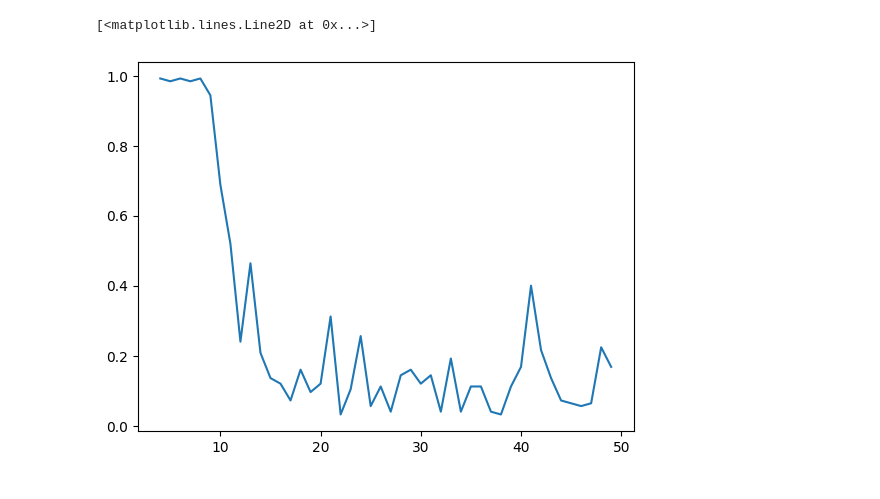
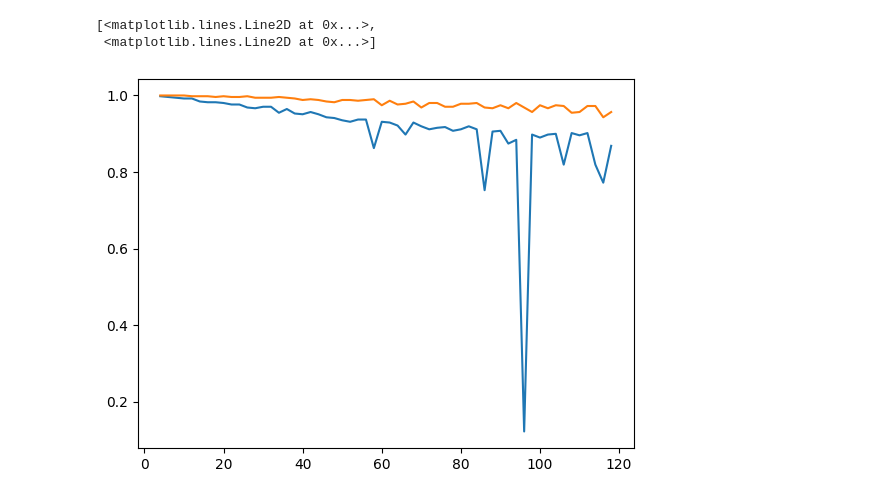
Before and after one commit to christianb93/MLLM, a Jupyter notebook: rnn/MeasuringRNNAccuracy.ipynb, the cells around one changed output. Drawn from its saved outputs; the diff is of its cells as text; code cells hidden in the pictures.

Commit message:
Use uniform initialization of weights and include an LSTM for comparison

```diff
--- a/rnn/MeasuringRNNAccuracy.ipynb
+++ b/rnn/MeasuringRNNAccuracy.ipynb
@@ -1,17 +1,23 @@
 # %%
 import torch
 # %%
+import math
 
 class RNN(torch.nn.Module):
 
-  def __init__(self, d_in, d_hidden):
+  def __init__(self, d_in, d_hidden, init_uniform = True):
     super().__init__()
     self._d_hidden = d_hidden
     self._d_in = d_in
-    self._w_ih = torch.nn.Parameter(torch.randn((d_hidden, d_in)))
+    k = math.sqrt(1 / d_hidden)
+    self._w_ih = torch.nn.Parameter(torch.randn(d_hidden, d_in))
     self._b_ih = torch.nn.Parameter(torch.randn(d_hidden))
-    self._w_hh = torch.nn.Parameter(torch.randn((d_hidden, d_hidden)))
+    self._w_hh = torch.nn.Parameter(torch.randn(d_hidden, d_hidden))
     self._b_hh = torch.nn.Parameter(torch.randn(d_hidden))
+    if init_uniform:
+      with torch.no_grad():
+        self._w_ih.uniform_(-k, k)
+        self._w_hh.uniform_(-k, k)
 
   def forward(self, x, h = None):
     L = x.shape[0]
@@ -27,11 +33,14 @@ class RNN(torch.nn.Module):
 
 class MyModel(torch.nn.Module):
 
-  def __init__(self, d_in, d_hidden):
+  def __init__(self, d_in, d_hidden, init_uniform = True, use_lstm = False):
     self._d_hidden = d_hidden
     self._d_in = d_in
     super().__init__()
-    self._rnn = RNN(d_in = d_in, d_hidden = d_hidden)
+    if use_lstm:
+      self._rnn = torch.nn.LSTM(input_size = d_in, hidden_size = d_hidden)
+    else:
+      self._rnn = RNN(d_in = d_in, d_hidden = d_hidden, init_uniform = True)
     self._linear = torch.nn.Linear(in_features = d_hidden, out_features = d_in)
 
   def forward(self, x, h = None):
@@ -126,24 +136,45 @@ def eval_model(model, V, device):
 # %%
 device = "cuda" if torch.cuda.is_available() else "cpu"
 print(f"Using device {device}")
-V = 128
+V = 512
 D_HIDDEN = 32
-accuracies = []
-lengths = []
-for L in range(4, 50):
-  model = MyModel(d_in = V, d_hidden = D_HIDDEN)
+accuracies_rnn = []
+accuracies_lstm = []
+lengths = [l for l in range(4, 120, 2)]
+epochs = 25
+#
+# Do a run with an ordinary RNN
+#
+for L in lengths:
+  model = MyModel(d_in = V, d_hidden = D_HIDDEN, init_uniform = True)
   model = model.to(device)
   ds = CounterDataSet(V = V, L = L)
   BATCH_SIZE = len(ds)
 
   training_data = torch.utils.data.DataLoader(ds, batch_size = BATCH_SIZE, shuffle = True, collate_fn = collate_fn, drop_last = True)
-  losses = train(model, lr=0.1, epochs=100, train_data_loader = training_data, device = device)
+  losses = train(model, lr=0.1, epochs=epochs, train_data_loader = training_data, device = device)
   accuracy = eval_model(model, V, device)
-  accuracies.append(accuracy)
-  lengths.append(L)
-  print(f"Sequence length {L} ---> accuracy {accuracy}")
+  accuracies_rnn.append(accuracy)
+  print(f"Sequence length {L} ---> accuracy (RNN) {accuracy}")
+
+
+#
+# And a second run with an LSTM
+#
+for L in lengths:
+  model = MyModel(d_in = V, d_hidden = D_HIDDEN, init_uniform = True, use_lstm = True)
+  model = model.to(device)
+  ds = CounterDataSet(V = V, L = L)
+  BATCH_SIZE = len(ds)
+
+  training_data = torch.utils.data.DataLoader(ds, batch_size = BATCH_SIZE, shuffle = True, collate_fn = collate_fn, drop_last = True)
+  losses = train(model, lr=0.1, epochs=epochs, train_data_loader = training_data, device = device)
+  accuracy = eval_model(model, V, device)
+  accuracies_lstm.append(accuracy)
+  print(f"Sequence length {L} ---> accuracy (LSTM) {accuracy}")
+
 
 import matplotlib.pyplot as plt
-plt.plot(lengths, accuracies)
+plt.plot(lengths, accuracies_rnn, lengths, accuracies_lstm)
 # %% [output]
 Using device cuda
@@ -166,2 +197,3 @@ Sequence length 49 ---> accuracy 0.168
-[<matplotlib.lines.Line2D at 0x...>]
+[<matplotlib.lines.Line2D at 0x...>,
+ <matplotlib.lines.Line2D at 0x...>]
-[figure, old version]
+[figure, new version]
```
Also changed, not shown: parts of 2 cells of this notebook.
